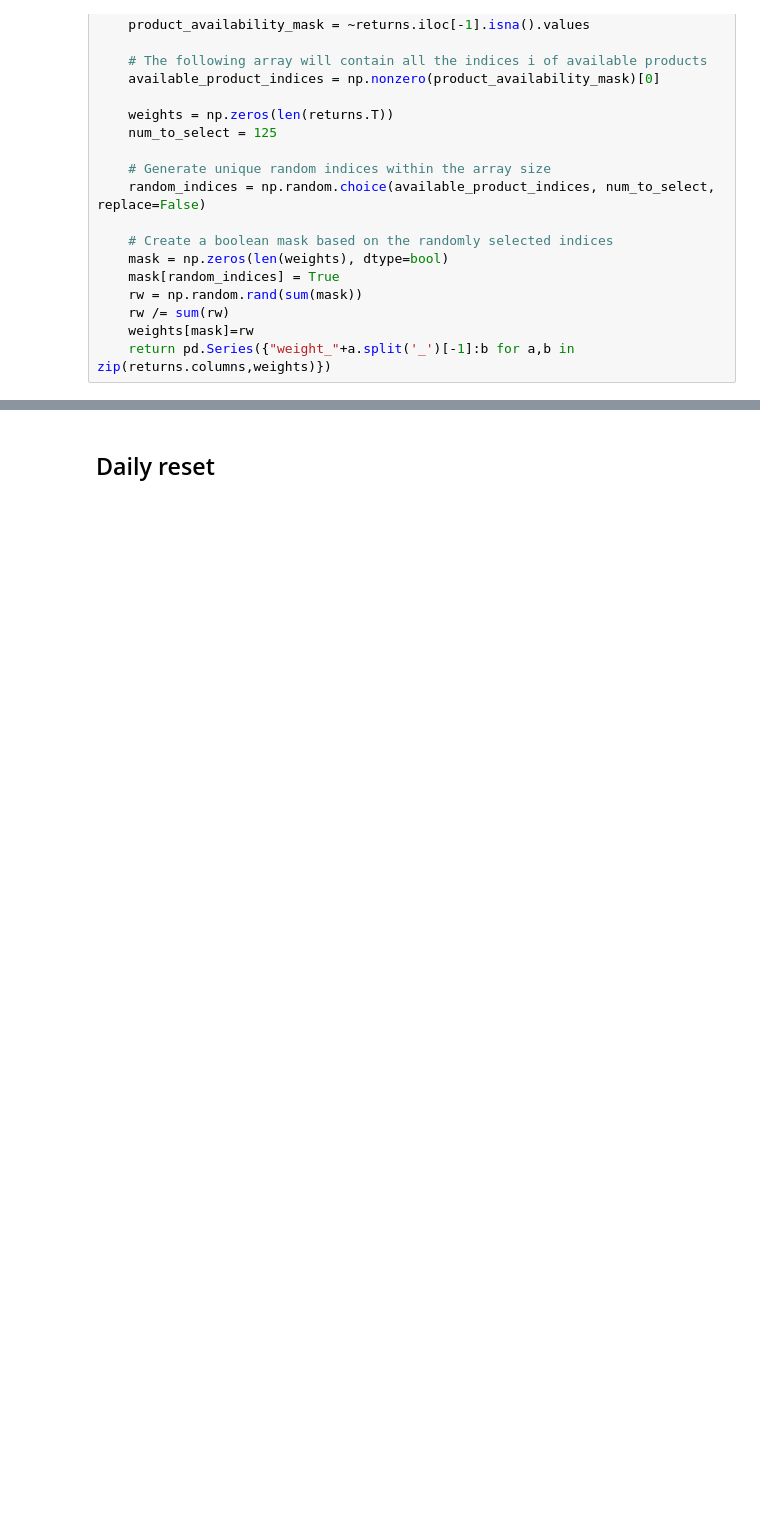
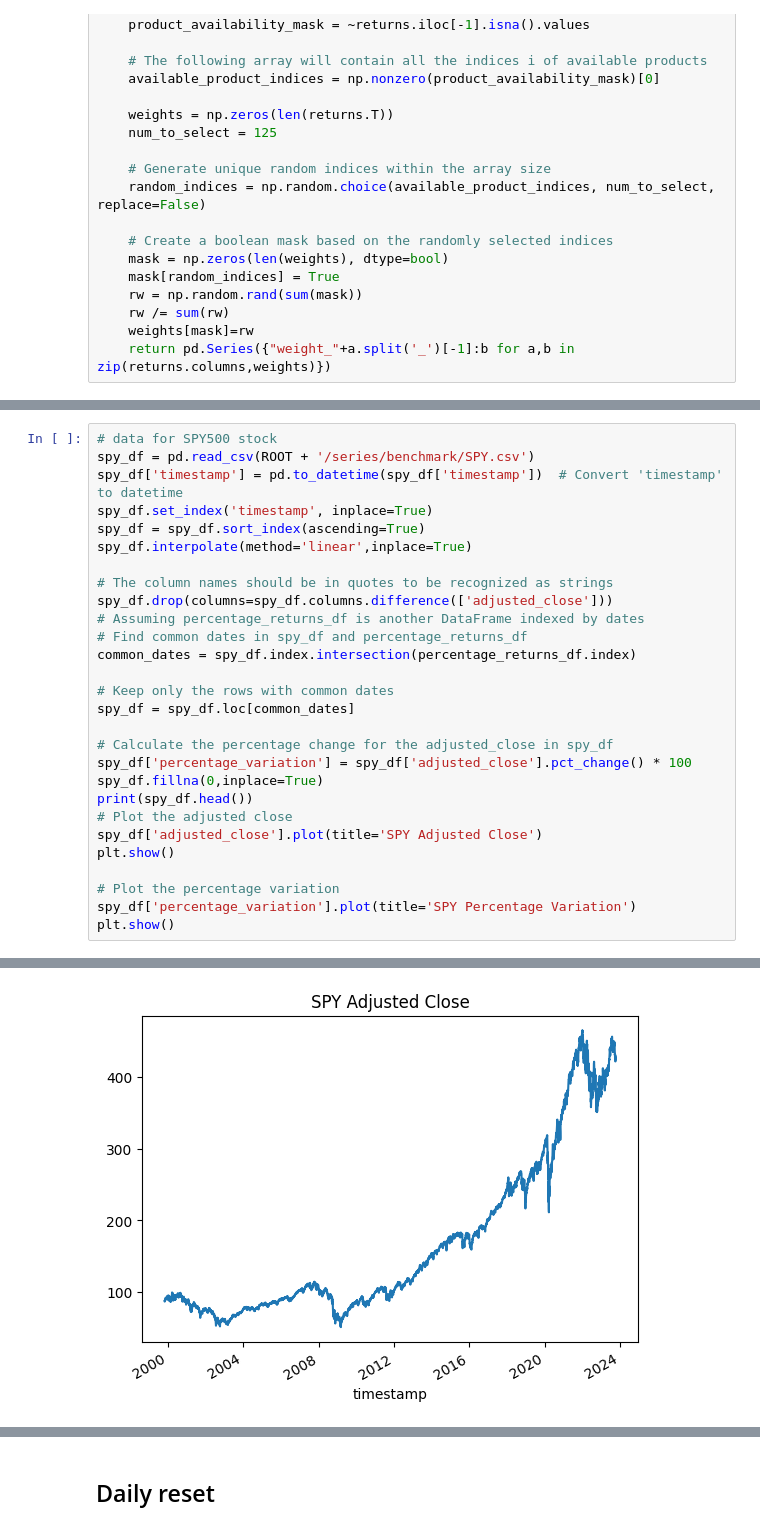
Before and after one commit to vibqetowi/datathon-23, a Jupyter notebook: tester_solution.ipynb, the cells around one changed output, grey strips where cells are left out. Cells and saved outputs as stored; diff of their text form; blank space fills up the shorter version.

```diff
--- a/tester_solution.ipynb
+++ b/tester_solution.ipynb
@@ -128,0 +175,29 @@ def polynomial_regression(past_prices):
+# %%
+# data for SPY500 stock
+spy_df = pd.read_csv(ROOT + '/series/benchmark/SPY.csv')
+spy_df['timestamp'] = pd.to_datetime(spy_df['timestamp'])  # Convert 'timestamp' to datetime
+spy_df.set_index('timestamp', inplace=True)
+spy_df = spy_df.sort_index(ascending=True)
+spy_df.interpolate(method='linear',inplace=True)
+
+# The column names should be in quotes to be recognized as strings
+spy_df.drop(columns=spy_df.columns.difference(['adjusted_close']))
+# Assuming percentage_returns_df is another DataFrame indexed by dates
+# Find common dates in spy_df and percentage_returns_df
+common_dates = spy_df.index.intersection(percentage_returns_df.index)
+
+# Keep only the rows with common dates
+spy_df = spy_df.loc[common_dates]
+
+# Calculate the percentage change for the adjusted_close in spy_df
+spy_df['percentage_variation'] = spy_df['adjusted_close'].pct_change() * 100
+spy_df.fillna(0,inplace=True)
+print(spy_df.head())
+# Plot the adjusted close
+spy_df['adjusted_close'].plot(title='SPY Adjusted Close')
+plt.show()
+
+# Plot the percentage variation
+spy_df['percentage_variation'].plot(title='SPY Percentage Variation')
+plt.show()
+# %% [output]
@@ -128,0 +219 @@ def polynomial_regression(past_prices):
+[figure, added]
```
Also changed, not shown: parts of 30 cells of this notebook, 1 other file.
